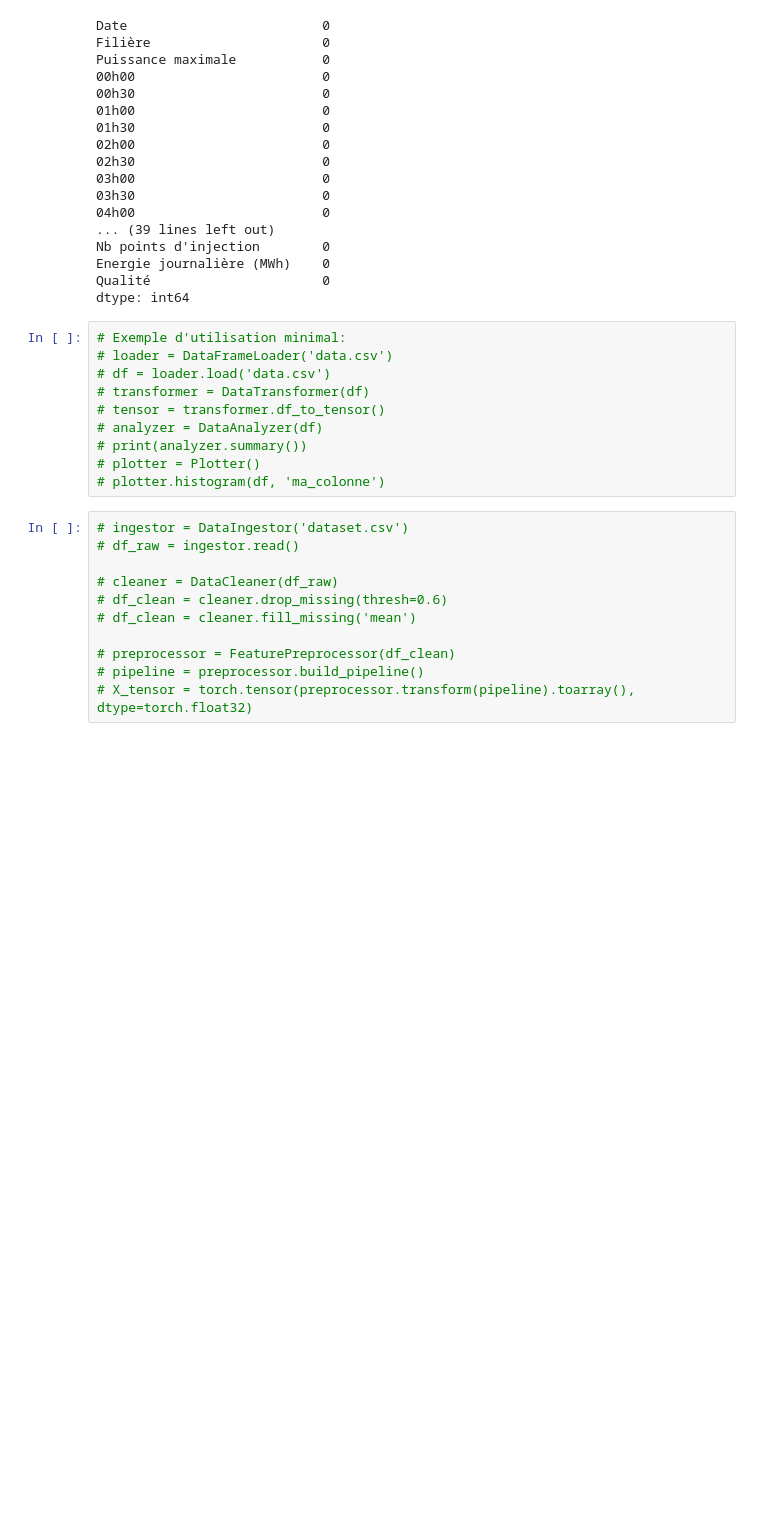
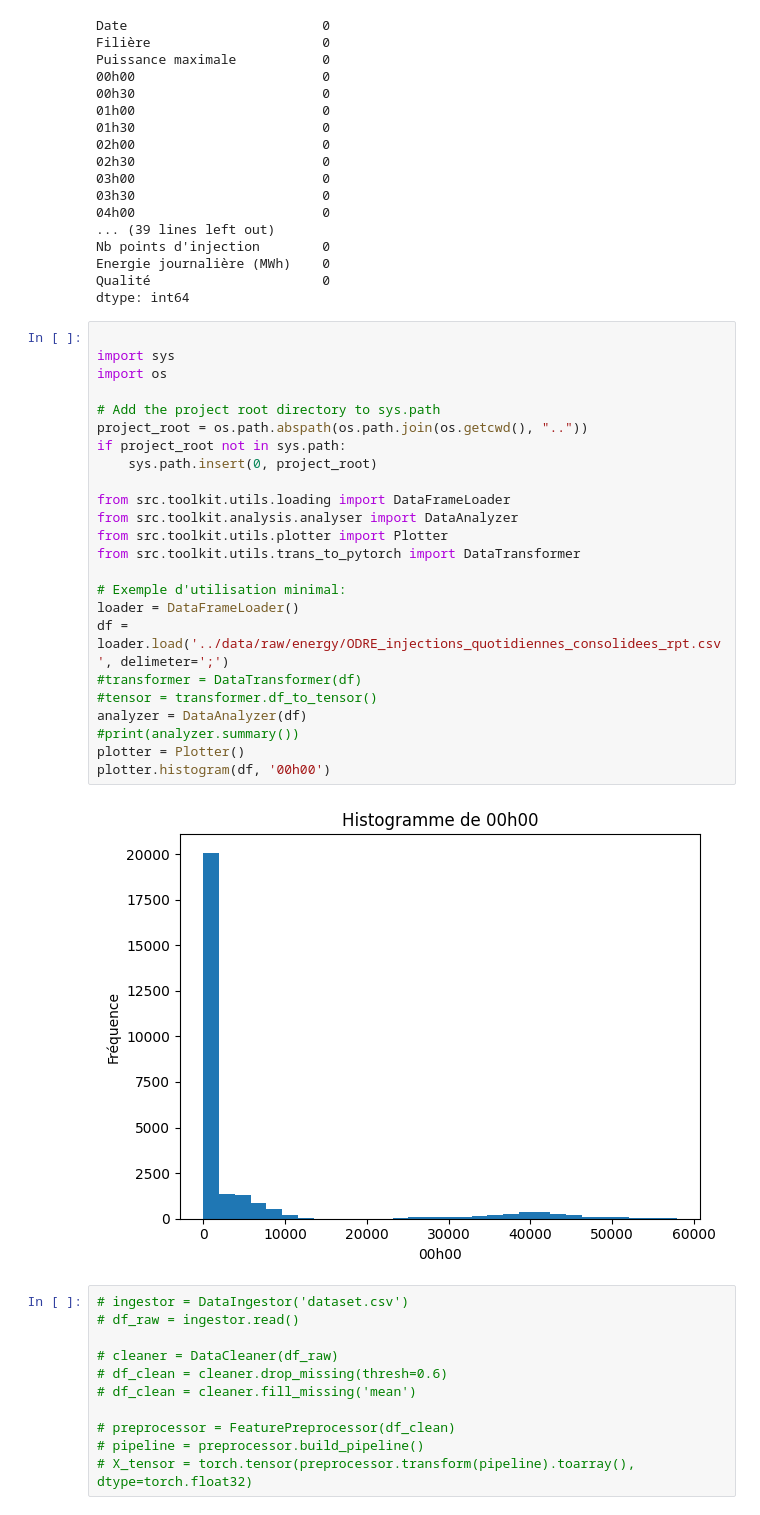
Before and after one commit to Alex-code23/CEII, a Jupyter notebook: notebooks/01_ODRE_injections_quotidiennes_consolidees.ipynb, the cells around one changed output. Drawn from its saved outputs; the diff is of its cells as text; blank space fills up the shorter version.

```diff
--- a/notebooks/01_ODRE_injections_quotidiennes_consolidees.ipynb
+++ b/notebooks/01_ODRE_injections_quotidiennes_consolidees.ipynb
@@ -141,15 +141,31 @@ Energie journalière (MWh)    0
 Qualité                      0
 dtype: int64
 # %%
+
+import sys
+import os
+
+# Add the project root directory to sys.path
+project_root = os.path.abspath(os.path.join(os.getcwd(), ".."))
+if project_root not in sys.path:
+	sys.path.insert(0, project_root)
+
+from src.toolkit.utils.loading import DataFrameLoader
+from src.toolkit.analysis.analyser import DataAnalyzer
+from src.toolkit.utils.plotter import Plotter
+from src.toolkit.utils.trans_to_pytorch import DataTransformer
+
 # Exemple d'utilisation minimal:
-# loader = DataFrameLoader('data.csv')
-# df = loader.load('data.csv')
-# transformer = DataTransformer(df)
-# tensor = transformer.df_to_tensor()
-# analyzer = DataAnalyzer(df)
-# print(analyzer.summary())
-# plotter = Plotter()
-# plotter.histogram(df, 'ma_colonne')
+loader = DataFrameLoader()
+df = loader.load('../data/raw/energy/ODRE_injections_quotidiennes_consolidees_rpt.csv', delimeter=';')
+#transformer = DataTransformer(df)
+#tensor = transformer.df_to_tensor()
+analyzer = DataAnalyzer(df)
+#print(analyzer.summary())
+plotter = Plotter()
+plotter.histogram(df, '00h00')
+# %% [output]
+[figure, added]
 # %%
 # ingestor = DataIngestor('dataset.csv')
 # df_raw = ingestor.read()
```
Also changed, not shown: 1 other file.
